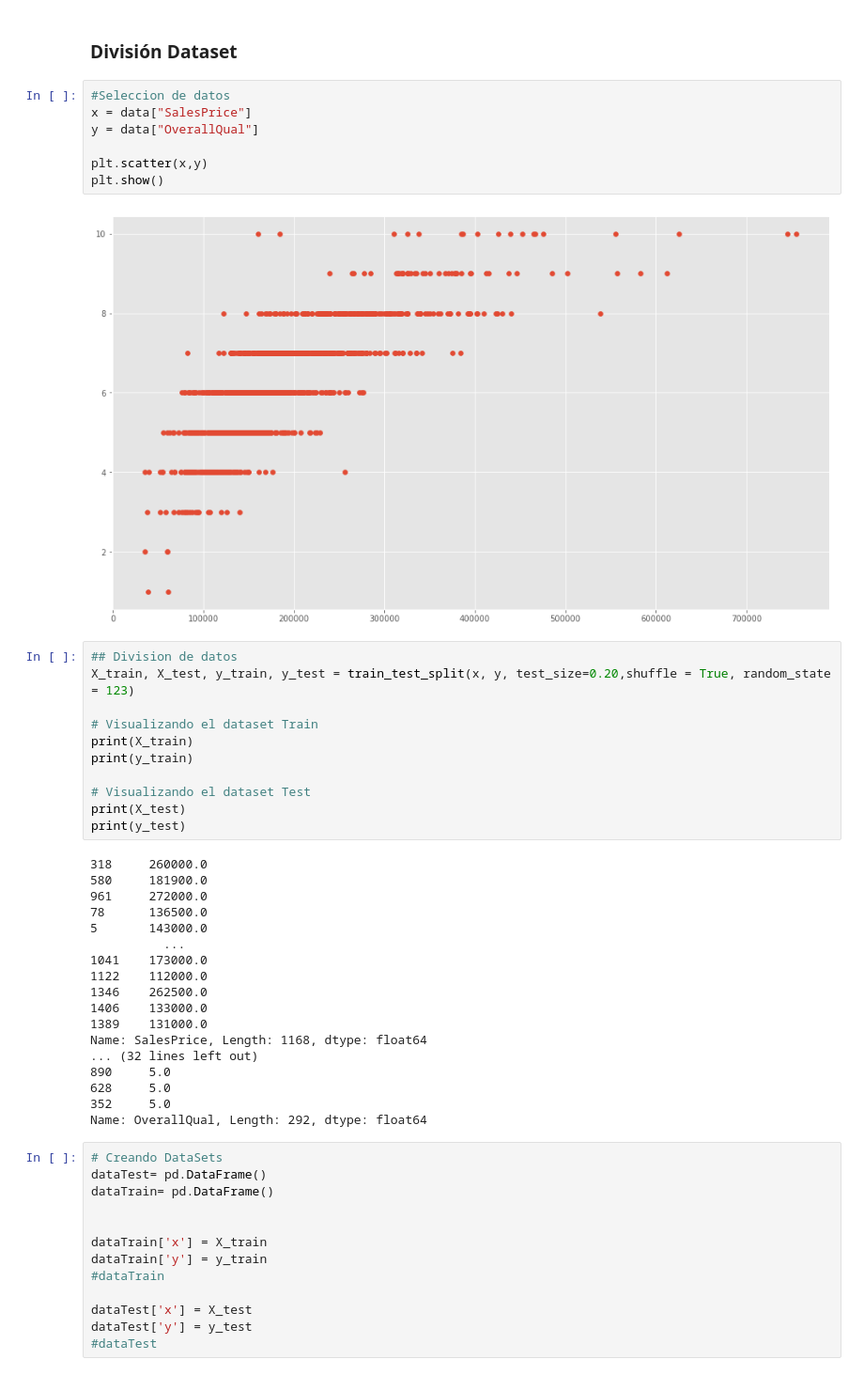
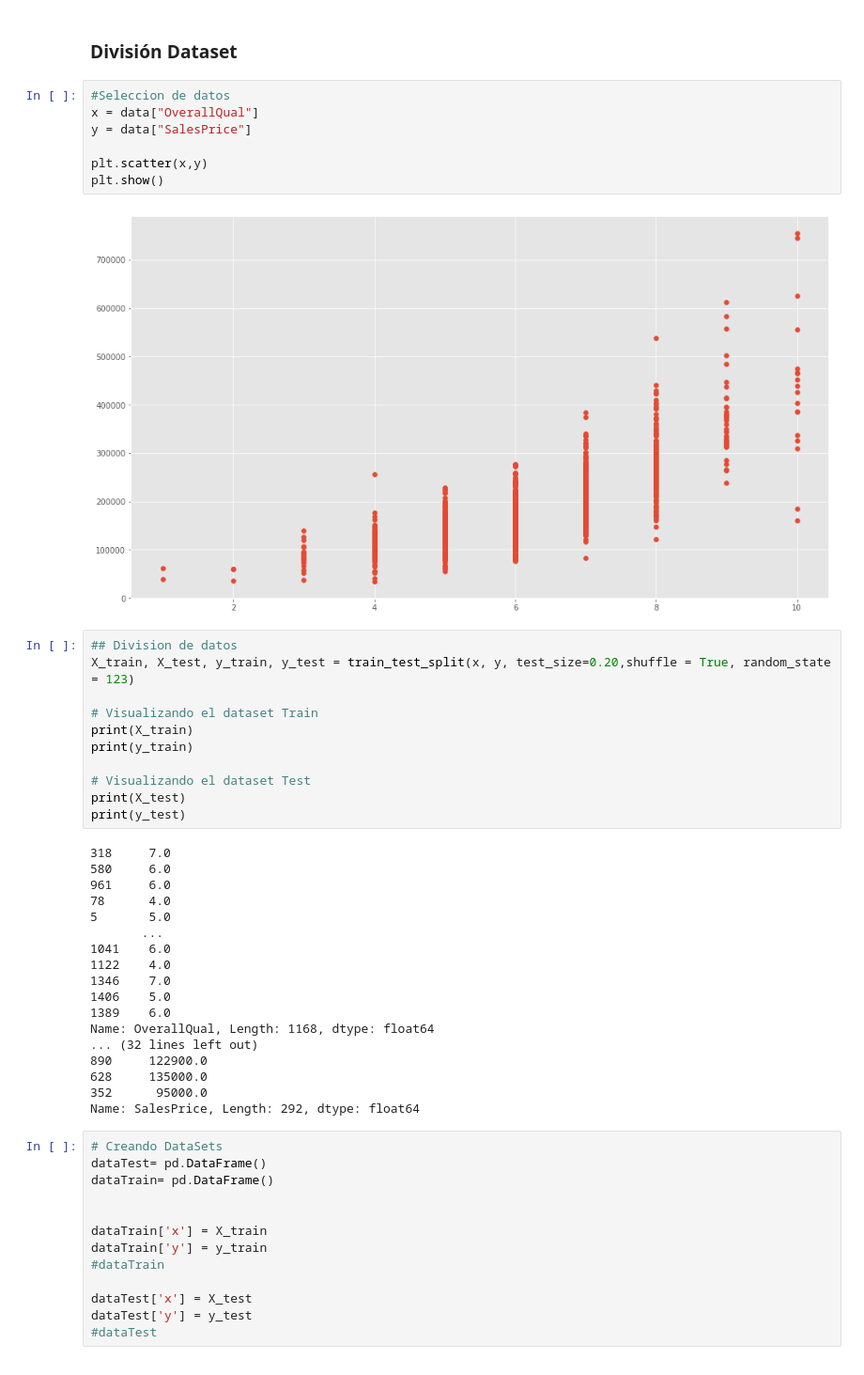
Before and after one commit to GladysAndrea/Proyecto-CDP, a Jupyter notebook: Proyecto-CDP.ipynb, the cells around one changed output. Shown at 94% size. Cells and saved outputs as stored; diff of their text form.

```diff
--- a/Proyecto-CDP.ipynb
+++ b/Proyecto-CDP.ipynb
@@ -69,13 +71,13 @@ corr_df.style.background_gradient(cmap='coolwarm')
 ### División Dataset
 # %%
 #Seleccion de datos
-x = data["SalesPrice"]
-y = data["OverallQual"]
+x = data["OverallQual"]
+y = data["SalesPrice"]
 
 plt.scatter(x,y)
 plt.show()
 # %% [output]
-[figure, old version]
+[figure, new version]
 # %%
 ## Division de datos
 X_train, X_test, y_train, y_test = train_test_split(x, y, test_size=0.20,shuffle = True, random_state = 123)
@@ -88,23 +90,23 @@ print(y_train)
 print(X_test)
 print(y_test)
 # %% [output]
-318     260000.0
-580     181900.0
-961     272000.0
-78      136500.0
-5       143000.0
-          ...
-1041    173000.0
-1122    112000.0
-1346    262500.0
-1406    133000.0
-1389    131000.0
-Name: SalesPrice, Length: 1168, dtype: float64
+318     7.0
+580     6.0
+961     6.0
+78      4.0
+5       5.0
+       ...
+1041    6.0
+1122    4.0
+1346    7.0
+1406    5.0
+1389    6.0
+Name: OverallQual, Length: 1168, dtype: float64
 ... (32 lines left out)
-890     5.0
-628     5.0
-352     5.0
-Name: OverallQual, Length: 292, dtype: float64
+890     122900.0
+628     135000.0
+352      95000.0
+Name: SalesPrice, Length: 292, dtype: float64
 # %%
 # Creando DataSets
 dataTest= pd.DataFrame()
```
Also changed, not shown: parts of 55 cells of this notebook.
